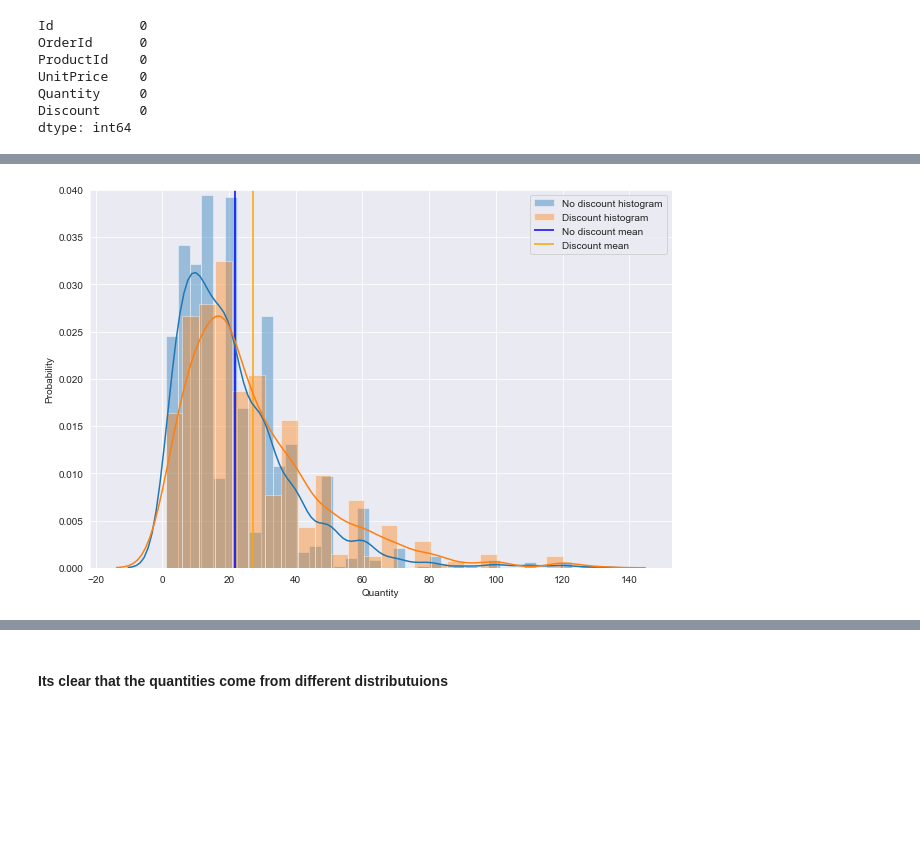
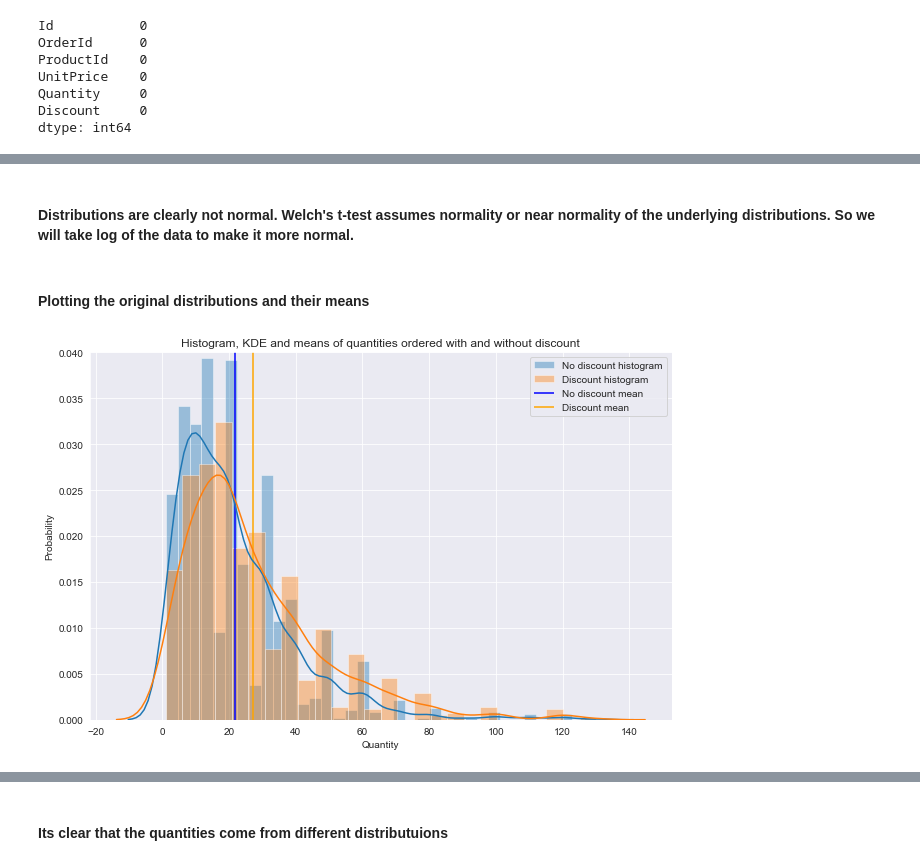
Before and after one commit to aghalsas/Northwind_Statistical_Analysis, a Jupyter notebook: student.ipynb, the cells around one changed output, grey strips where cells are left out. Drawn from its saved outputs; the diff is of its cells as text; code cells hidden in the pictures; blank space fills up the shorter version.

```diff
--- a/student.ipynb
+++ b/student.ipynb
@@ -69,13 +96,19 @@ analysis_df_disc = analysis_df[analysis_df.Discount >0]
+# %% [markdown]
+#### Distributions are clearly not normal. Welch's t-test assumes normality or near normality of the underlying distributions. So we will take log of the data to make it more normal.
+# %% [markdown]
+#### Plotting the original distributions and their means
 # %%
 plt.figure(figsize=(9,6))
 plt.ylim([0,0.04])
 plt.vlines(analysis_df_nodisc['Quantity'].mean(),0,0.04,color='b',label='No discount mean')
 plt.vlines(analysis_df_disc['Quantity'].mean(),0,0.04,color='orange',label='Discount mean')
 sns.distplot(analysis_df_nodisc['Quantity'],label='No discount histogram')
 sns.distplot(analysis_df_disc['Quantity'],label='Discount histogram')
 plt.ylabel('Probability')
 plt.legend()
+plt.title('Histogram, KDE and means of quantities ordered with and without discount')
 plt.tight_layout()
+plt.savefig('Figures\distplot_disc.png')
 # %% [output]
-[figure, old version]
+[figure, new version]
 # %% [markdown]
```
Also changed, not shown: parts of 84 cells of this notebook.
